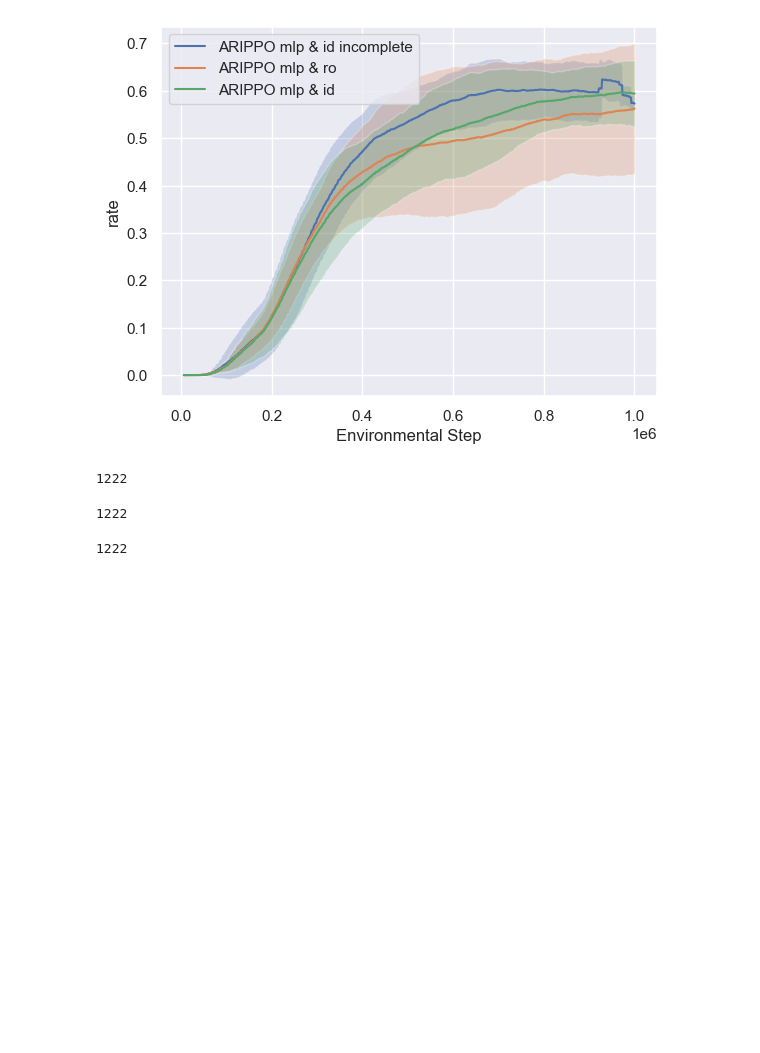
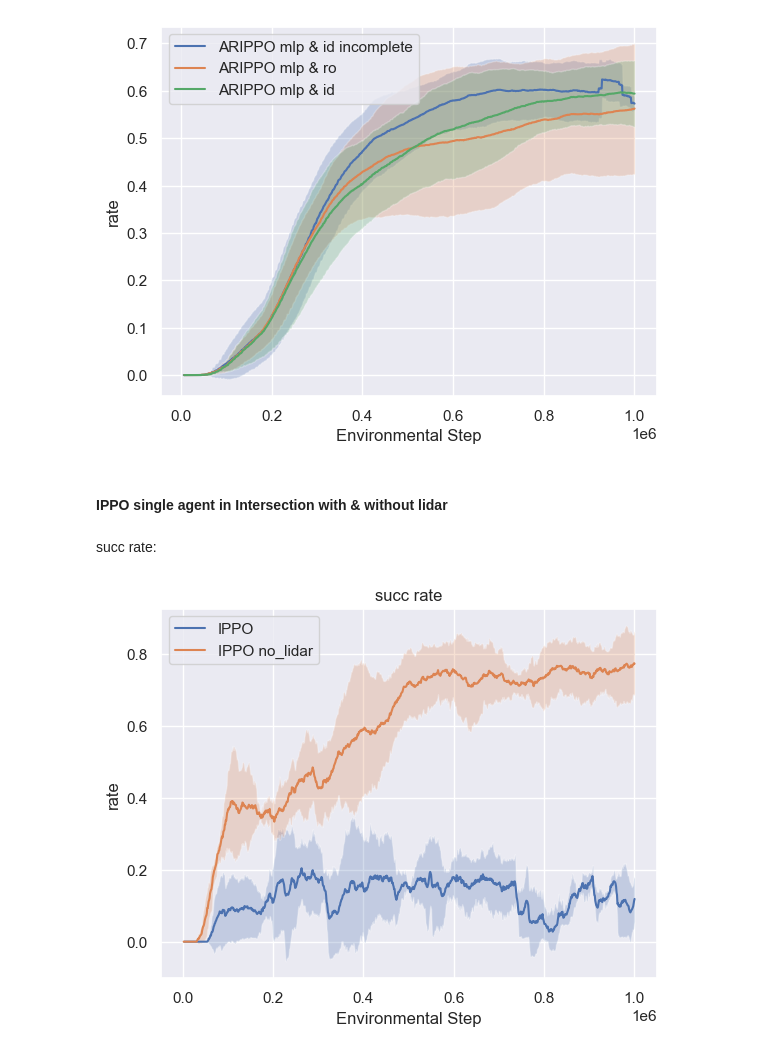
Before and after one commit to jimmydengpeng/MARLPO, a Jupyter notebook: plot.ipynb, the cells around one changed output. Drawn from its saved outputs; the diff is of its cells as text; code cells hidden in the pictures; blank space fills up the shorter version.

```diff
--- a/plot.ipynb
+++ b/plot.ipynb
@@ -126,8 +137,9 @@ def read_csv_in_dir(exp_dir, param_pattern, columns: list):
 
     seed_pattern = r'start_seed=(\d*)'
 
-    print(f'Reading csv in {exp_dir}...')
-    for d in tqdm(trial_dirs):
+    # print(f'Reading csv in {exp_dir}...')
+    # for d in tqdm(trial_dirs):
+    for d in trial_dirs:
         if re.search(param_pattern, d):
             match = re.search(seed_pattern, d)
             if match:
@@ -139,7 +151,7 @@ def read_csv_in_dir(exp_dir, param_pattern, columns: list):
             # data['seed'] = int(seed)
             csv_list.append(data)
 
-    print(f'Finished reading {len(all_seeds)} seed: ', ', '.join(all_seeds))
+    # print(f'Finished reading {len(all_seeds)} seed: ', ', '.join(all_seeds))
     return csv_list
 # %%
 # 输入一个data，包含以同一组数据为x轴的多个种子的多列数据，按相同x值聚集某列的不同种子的数据，并绘制均值、标准差
@@ -366,11 +378,18 @@ Finished reading 8 seed:  8000, 6000, 5000, 12000, 10000, 11000, 7000, 9000
 Reading csv...
 Finished reading 8 seed:  5000, 7000, 8000, 11000, 12000, 9000, 10000, 6000
 [figure]
-# %%
-print('1222')
-print('1222')
-print('1222')
-# %% [output]
-1222
-1222
-1222
+# %% [markdown]
+#### IPPO single agent in Intersection with & without lidar
+# %%
+pattern = r'start_seed=(\d*)'
+
+ippo_exp_dir = 'exp_results/IPPO_Intersection_3seeds_1agents_single_agent_test'
+ippo_exp_dir_no_lidar = 'exp_results/IPPO_Intersection_3seeds_1agents_single_agent_test_no_lidar'
+# %% [markdown]
+succ rate:
+# %%
+col = succ_col
+plot_one_exp(ippo_exp_dir, pattern, col=col, title="succ rate", exp_label='IPPO')
+plot_one_exp(ippo_exp_dir_no_lidar, pattern, col=col, title="succ rate", exp_label='IPPO no_lidar')
+# %% [output]
+[figure, added]
```
Also changed, not shown: parts of 25 cells of this notebook, 5 other files.
